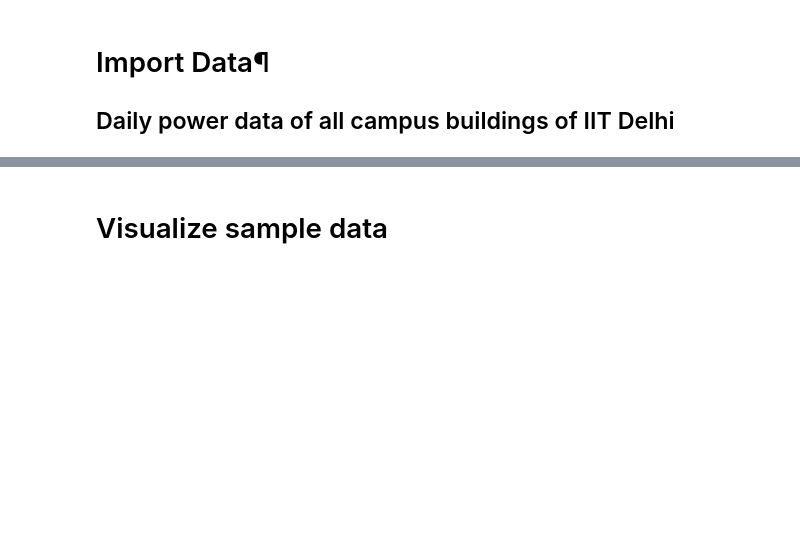
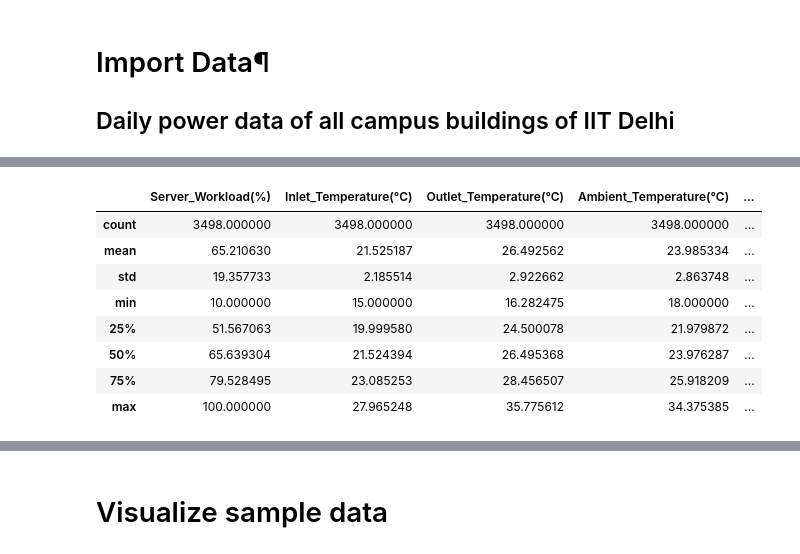
Before and after one commit to ha2ardbunny/Hybrid-Deep-Learning-DRL-Data-Center-Thermal-Management, a Jupyter notebook: CNN_LSTM_univariate_multistep_output_github_2023.ipynb, the cells around one changed output, grey strips where cells are left out. Cells and saved outputs as stored; diff of their text form; code cells hidden in the pictures; blank space fills up the shorter version.

```diff
--- a/CNN_LSTM_univariate_multistep_output_github_2023.ipynb
+++ b/CNN_LSTM_univariate_multistep_output_github_2023.ipynb
@@ -76,0 +55,68 @@ Wall time: 31.3 ms
+# %%
+%%time
+import pandas as pd
+import numpy as np
+import os
+
+# Check if file exists and load it
+path = 'C:\\Users\\xin37\\github\\CNN-LSTM-model-for-energy-usage-forecasting-1\\data\\cold_source_control_dataset.csv'
+if not os.path.exists(path):
+    raise FileNotFoundError(f"❌ File not found: {path}")
+
+df = pd.read_csv(path, header=0, encoding='utf-8')
+
+# Clean column names: strip whitespace and fix encoding issues
+df.columns = (
+    df.columns
+    .str.strip()
+    .str.replace("Â°", "°", regex=False)
+    .str.replace("Â",  "",  regex=False)
+)
+
+# Parse 'Timestamp' column to datetime, assuming day-first format and coercing errors to NaT
+df['Timestamp'] = pd.to_datetime(df['Timestamp'], format='ISO8601', errors='coerce')
+
+# Check if parsing worked
+print(f"Timestamp dtype : {df['Timestamp'].dtype}")
+bad_ts = df['Timestamp'].isna().sum()
+if bad_ts > 0:
+    print(f"⚠️  {bad_ts} Timestamp(s) failed → NaT. Sample bad rows:")
+    print(df[df['Timestamp'].isna()].head())
+else:
+    print("All timestamps parsed successfully.")
+
+# Set 'Timestamp' as index for time series operations
+df = df.set_index('Timestamp')
+
+# Remove duplicate timestamps
+dupes = df.index.duplicated().sum()
+if dupes > 0:
+    print(f"⚠️  Removed {dupes} duplicate timestamp row(s).")
+    df = df[~df.index.duplicated(keep='first')]
+
+# Sort by index to ensure correct time order
+df = df.sort_index()
+
+# Check for regularity of timestamps by analyzing time differences
+time_diffs = df.index.to_series().diff().dropna()
+dominant_freq = time_diffs.mode()[0]
+irregular = (time_diffs != dominant_freq).sum()
+
+print(f"\nDominant sampling interval : {dominant_freq}")
+if irregular > 0:
+    print(f"{irregular} irregular gap(s) detected — consider resampling.")
+else:
+    print(f"Timestamps are perfectly regular.")
+
+df = df.drop(columns=['Output'], errors='ignore')
+
+# Summary of the cleaned dataset
+print(f"\nShape          : {df.shape[0]:,} rows × {df.shape[1]} cols")
+print(f"Date range     : {df.index.min()}  →  {df.index.max()}")
+print(f"Missing values : {df.isnull().sum()[df.isnull().sum() > 0] if df.isnull().any().any() else 'None ✅'}")
+print(f"\nData types:\n{df.dtypes}")
+
+display(df.head())
+display(df.tail())
+display(df.describe())
+# %% [output]
@@ -76,0 +154,9 @@ Wall time: 31.3 ms
+|  | Server_Workload(%) | Inlet_Temperature(°C) | Outlet_Temperature(°C) | Ambient_Temperature(°C) | ... |
+| count | 3498.000000 | 3498.000000 | 3498.000000 | 3498.000000 | ... |
+| mean | 65.210630 | 21.525187 | 26.492562 | 23.985334 | ... |
+| std | 19.357733 | 2.185514 | 2.922662 | 2.863748 | ... |
+| min | 10.000000 | 15.000000 | 16.282475 | 18.000000 | ... |
+| 25% | 51.567063 | 19.999580 | 24.500078 | 21.979872 | ... |
+| 50% | 65.639304 | 21.524394 | 26.495368 | 23.976287 | ... |
+| 75% | 79.528495 | 23.085253 | 28.456507 | 25.918209 | ... |
+| max | 100.000000 | 27.965248 | 35.775612 | 34.375385 | ... |
```
Also changed, not shown: parts of 21 cells of this notebook.
